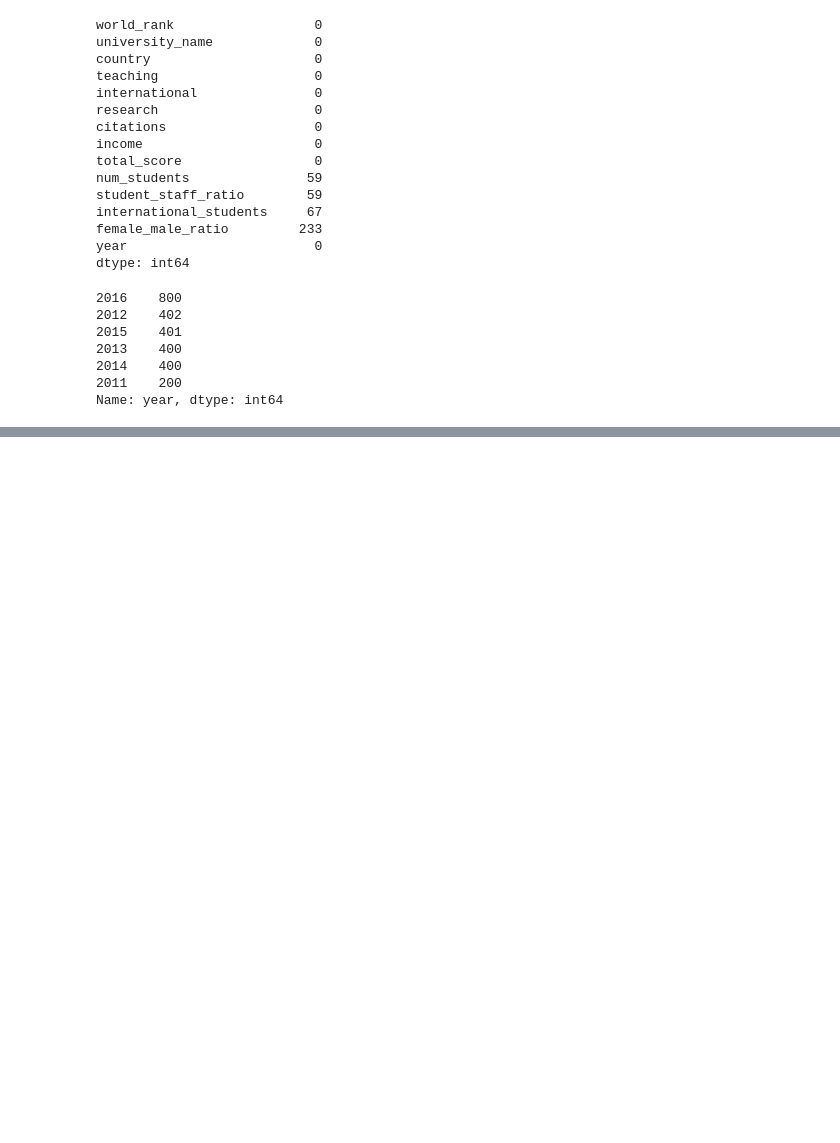
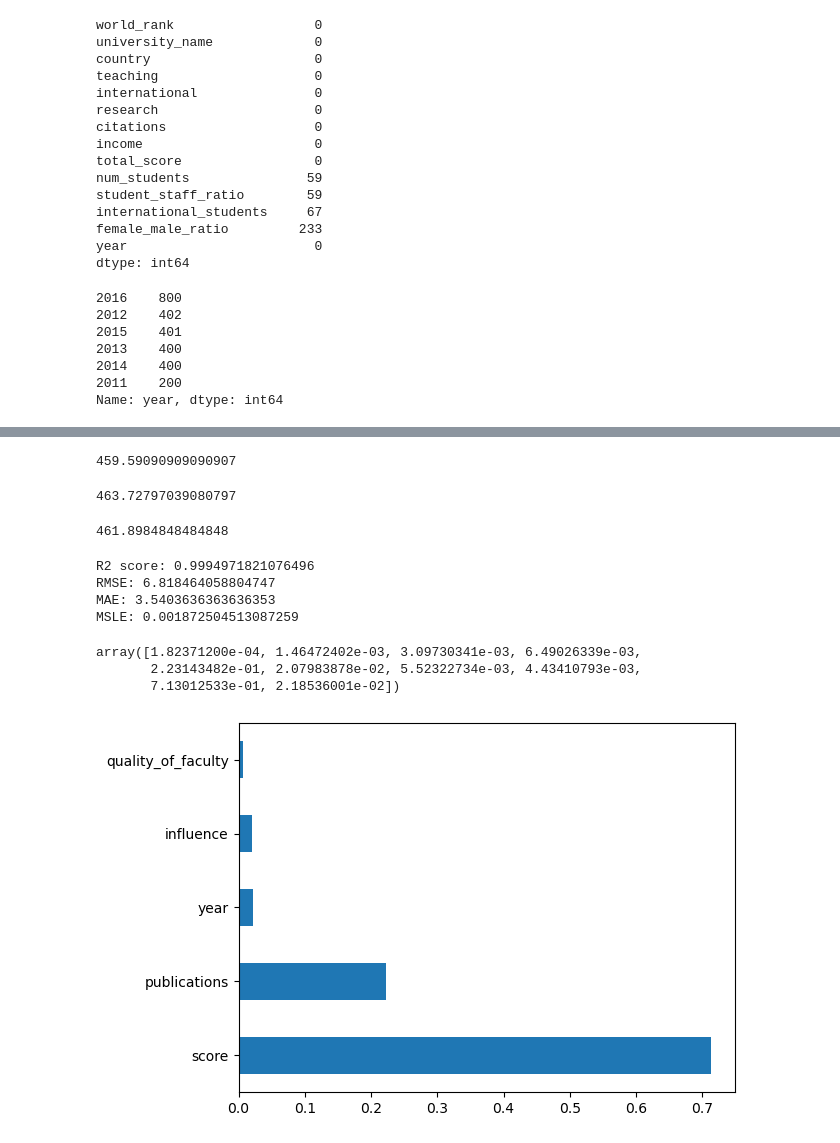
Before and after one commit to mynamescheff/uni-rank, a Jupyter notebook: rank.ipynb, the cells around one changed output, grey strips where cells are left out. Cells and saved outputs as stored; diff of their text form; code cells hidden in the pictures; blank space fills up the shorter version.

Commit message:
added models

```diff
--- a/rank.ipynb
+++ b/rank.ipynb
@@ -147,0 +574,11 @@ df_times_2016.head(5)
+# %%
+#select target variable
+y = df_cwur_copy.world_rank
+X = df_cwur_copy.drop('world_rank', axis=1)
+#split the data into train and test
+X_train, X_test, y_train, y_test = train_test_split(X, y, test_size=0.3, random_state=123)
+#check the shape of train and test data
+print(X_train.shape)
+print(X_test.shape)
+print(y_train.shape)
+print(y_test.shape)
@@ -147,0 +590,13 @@ df_times_2016.head(5)
+# %%
+#fit the model
+model = LinearRegression()
+model.fit(X_train, y_train)
+#predict the values
+y_pred = model.predict(X_test)
+#check the accuracy
+from sklearn.metrics import r2_score, mean_squared_error
+print('R2 score:', r2_score(y_test, y_pred))
+print('RMSE:', np.sqrt(mean_squared_error(y_test, y_pred)))
+#additional accuracy metrics
+from sklearn.metrics import mean_absolute_error
+print('MAE:', mean_absolute_error(y_test, y_pred))
@@ -147,0 +619,48 @@ df_times_2016.head(5)
+# %%
+#check the mean of target variable
+y.mean()
+# %% [output]
+459.59090909090907
+# %%
+#check the mean of predicted values
+y_pred.mean()
+# %% [output]
+463.72797039080797
+# %%
+#check the mean of actual values
+y_test.mean()
+# %% [output]
+461.8984848484848
+# %%
+#random forest regressor
+from sklearn.ensemble import RandomForestRegressor
+#fit the model
+model = RandomForestRegressor()
+model.fit(X_train, y_train)
+#predict the values
+y_pred = model.predict(X_test)
+#check the accuracy
+print('R2 score:', r2_score(y_test, y_pred))
+print('RMSE:', np.sqrt(mean_squared_error(y_test, y_pred)))
+#additional accuracy metrics
+from sklearn.metrics import mean_absolute_error, mean_squared_log_error
+print('MAE:', mean_absolute_error(y_test, y_pred))
+print('MSLE:', mean_squared_log_error(y_test, y_pred))
+# %% [output]
+R2 score: 0.9994971821076496
+RMSE: 6.818464058804747
+MAE: 3.5403636363636353
+MSLE: 0.001872504513087259
+# %%
+#check the feature importance
+model.feature_importances_
+# %% [output]
+array([1.82371200e-04, 1.46472402e-03, 3.09730341e-03, 6.49026339e-03,
+       2.23143482e-01, 2.07983878e-02, 5.52322734e-03, 4.43410793e-03,
+       7.13012533e-01, 2.18536001e-02])
+# %%
+#check the top 5 important features
+pd.Series(model.feature_importances_, index=X.columns).nlargest(5).plot(kind='barh')
+plt.show()
+# %% [output]
+[figure, added]
```
Also changed, not shown: parts of 52 cells of this notebook.
